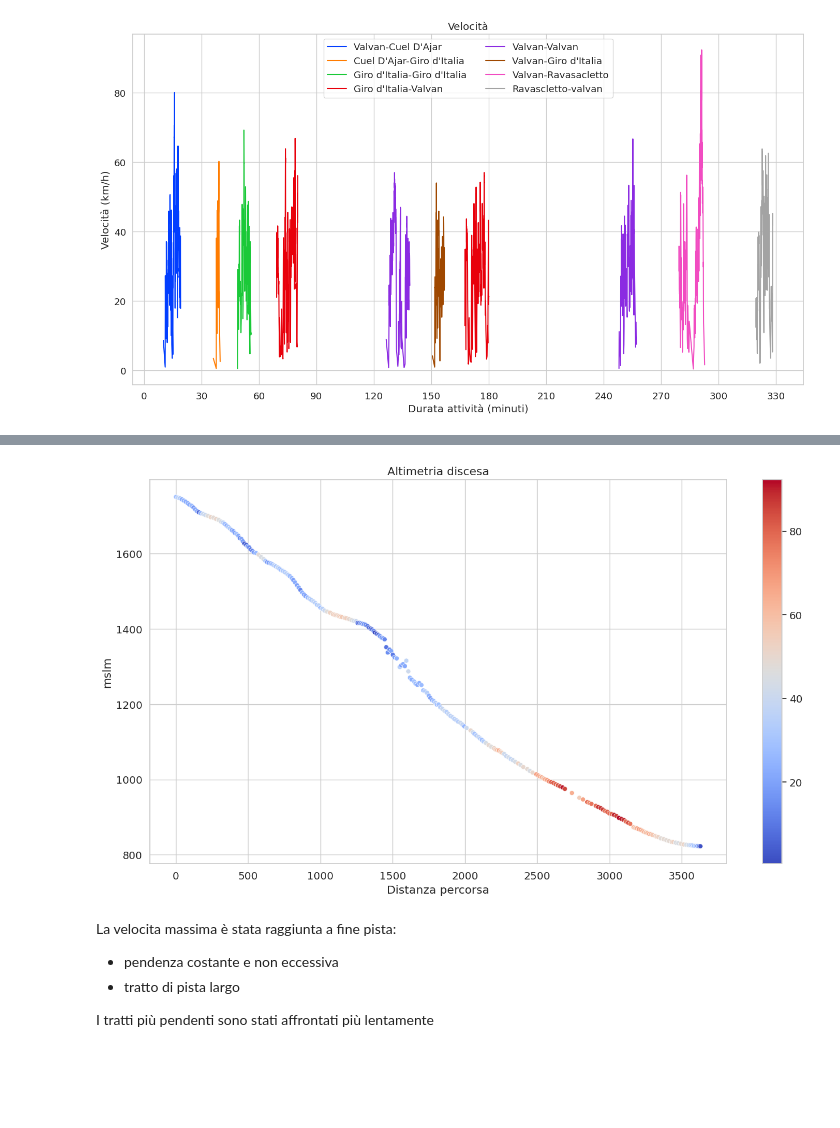
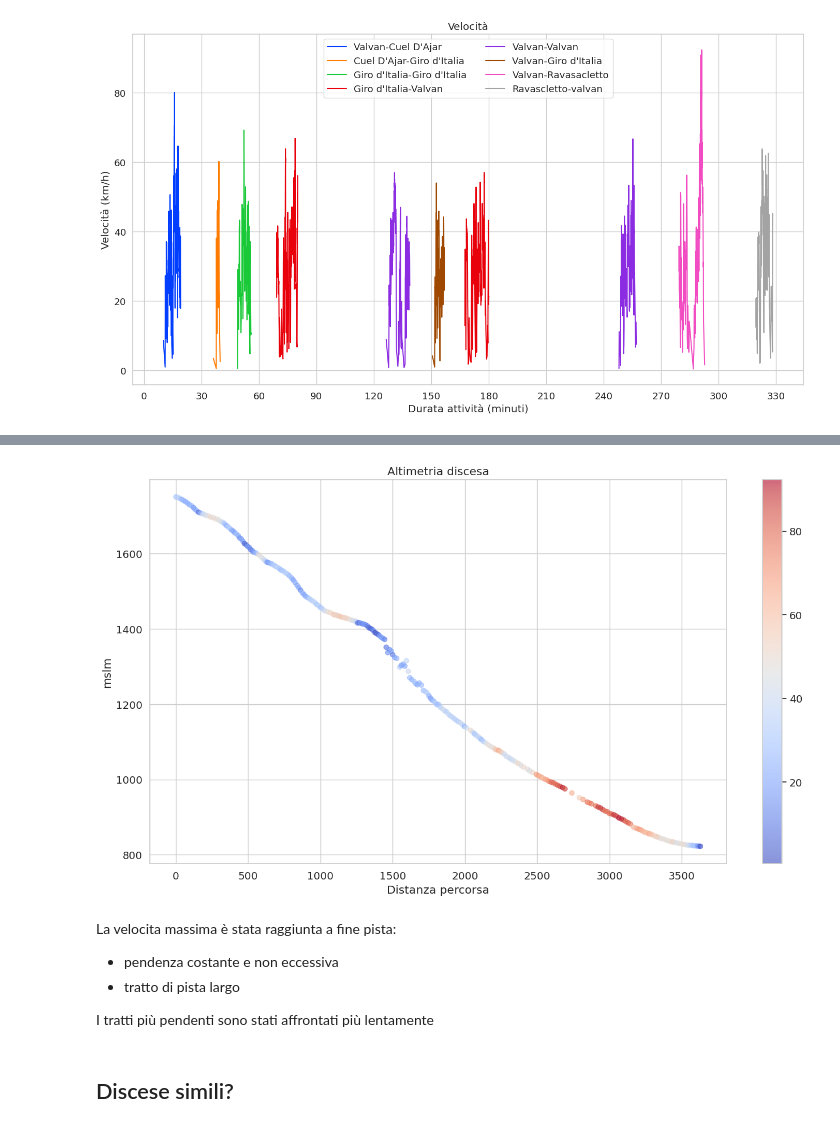
Before and after one commit to thomasmassarutto/DataSlopes, a Jupyter notebook: DataSlopes.ipynb, the cells around one changed output, grey strips where cells are left out. Saved outputs shown, nothing was run; the diff lists cells and outputs as text; code cells hidden in the pictures; blank space fills up the shorter version.

```diff
--- a/DataSlopes.ipynb
+++ b/DataSlopes.ipynb
@@ -707,3 +673,7 @@ velocita_max= gdf1['velocita'].max()* 3.6
 #print(velocita_max)
 # %%
 # df_discese.head(10)
+# %%
+df_discese['impianti'] = df_discese['impianto_inizio'] + "-" + df_discese['impianto_fine']
+df_discese['tempo_discesa'] = (df_discese['unixtime_end'] - df_discese['unixtime_start']) /60
+df_discese['y_label'] = df_discese['impianti'].str.replace('-', '\n')
@@ -782,8 +748,10 @@ for _, row in df_discese.iterrows():
     mask = (gdf_discese['unixtime'] >= row['unixtime_start']) & (gdf_discese['unixtime'] <= row['unixtime_end'])
     gdf_discese.loc[mask, 'impianti'] = row['impianti']
 # %%
-gdf_discese.head()
-gdf_discese.to_csv('gdf_discese2.csv', index=False)
+##gdf_discese.head()
+##gdf_discese.to_csv('gdf_discese2.csv', index=False)
+
+cmap= 'coolwarm' ## colorbar e mappe con la stessa mappatura cromatica
 # %%
 gdf_discese['delta_minuti'] = gdf_discese['time_from_start_minuti'].diff()
 gdf_discese['discesa'] = (gdf_discese['delta_minuti'] > 5).cumsum()
@@ -885,43 +858,34 @@ gdf1_discesa_9['time_from_start']= gdf1_discesa_9['time_from_start'] -  gdf1_dis
 # %%
-## Discesa con velocita massima
-
 f, ax = plt.subplots(1, 1, figsize=safe_image_size)
 
 ax.set_title("Altimetria discesa")
 
-sns.scatterplot(
-    ax=ax,
-    data=gdf1_discesa_9,
-    y="altitudine",
-    x="distanza_percorsa",
-    hue= "velocita_kmh",
-    palette="coolwarm",
-    legend=False
-    )
+sc = ax.scatter(
+    gdf1_discesa_9["distanza_percorsa"],
+    gdf1_discesa_9["altitudine"],
+    c=gdf1_discesa_9["velocita_kmh"],
+    cmap=cmap,
+    alpha=0.6
+)
 
 ax.set_ylabel("mslm")
 ax.set_xlabel("Distanza percorsa")
 
-norm = plt.Normalize((gdf1_discesa_9['velocita_kmh']).min(), (gdf1_discesa_9['velocita_kmh']).max())
-sm = plt.cm.ScalarMappable(
-                            cmap="coolwarm",
-                            norm=norm
-                            )
-#sm.set_array([])
-
-ax.figure.colorbar(
-            mappable=sm,
-            ax=ax
-        )
+plt.colorbar(
+    mappable=sc,
+    ax=ax
+    )
 
 plt.tight_layout()
 plt.show()
 # %% [output]
-[figure, old version]
+[figure, new version]
 # %% [markdown]
 La velocita massima è stata raggiunta a fine pista:
 - pendenza costante e non eccessiva
 - tratto di pista largo
 
 I tratti più pendenti sono stati affrontati più lentamente
+# %% [markdown]
+## Discese simili?
 # %%
```
Also changed, not shown: parts of 29 cells of this notebook, 2 other files.
